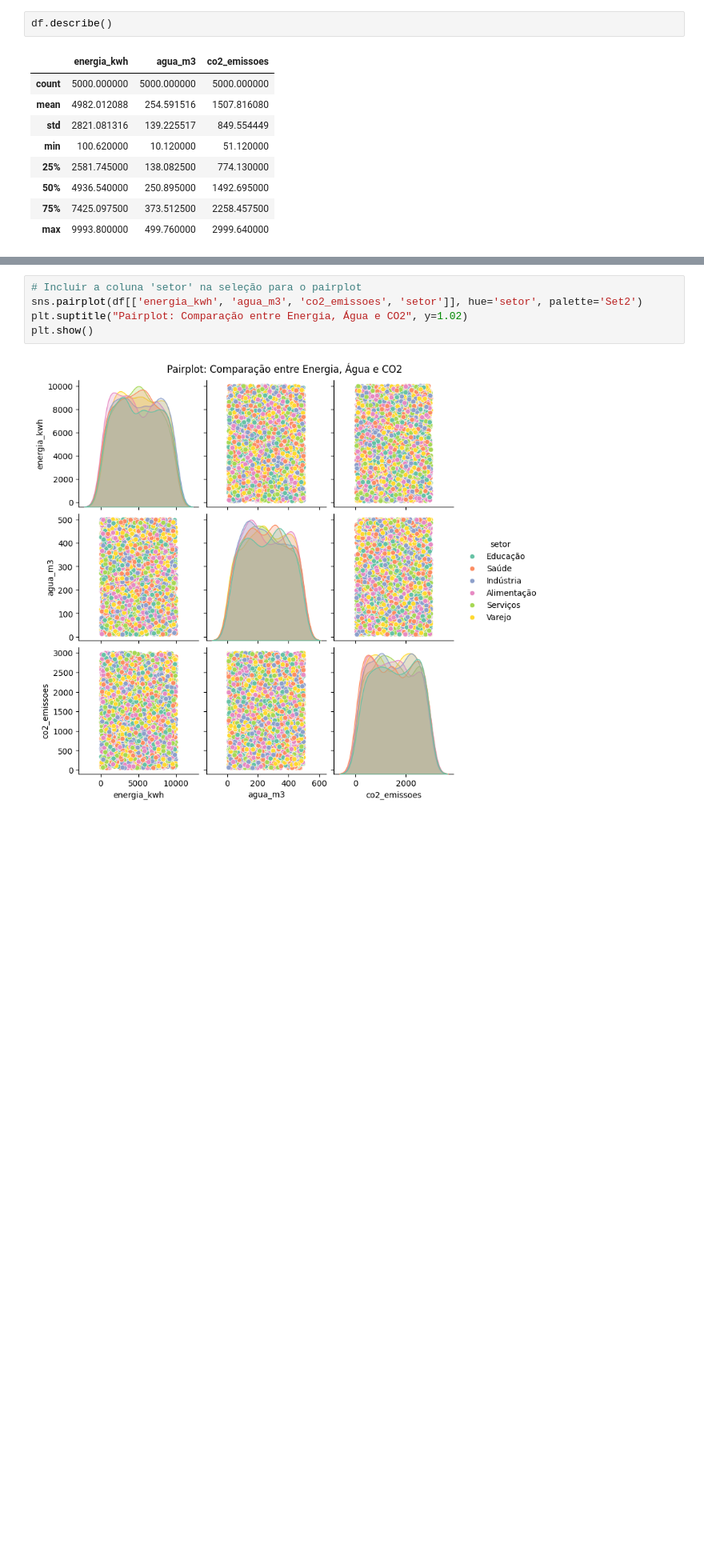
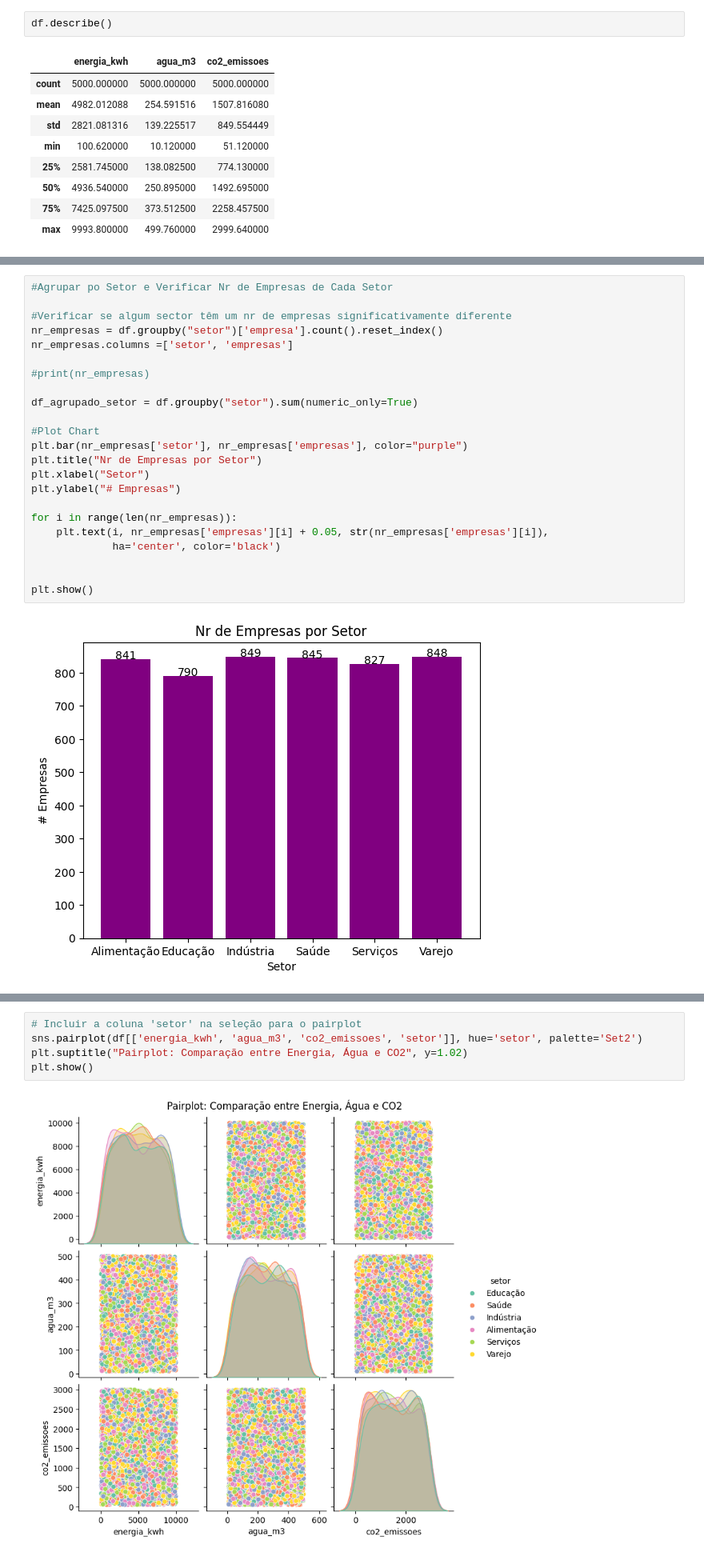
Before and after one commit to amandactavares/GreenFlow2, a Jupyter notebook: analises.ipynb, the cells around one changed output, grey strips where cells are left out. Shown at 80% size. Saved outputs shown, nothing was run; the diff lists cells and outputs as text; blank space fills up the shorter version.

```diff
--- a/analises.ipynb
+++ b/analises.ipynb
@@ -214,4 +236,29 @@ plt.tight_layout()
 plt.show()
 # %% [output]
 [figure]
+# %%
+#Agrupar po Setor e Verificar Nr de Empresas de Cada Setor
+
+#Verificar se algum sector têm um nr de empresas significativamente diferente
+nr_empresas = df.groupby("setor")['empresa'].count().reset_index()
+nr_empresas.columns =['setor', 'empresas']
+
+#print(nr_empresas)
+
+df_agrupado_setor = df.groupby("setor").sum(numeric_only=True)
+
+#Plot Chart
+plt.bar(nr_empresas['setor'], nr_empresas['empresas'], color="purple")
+plt.title("Nr de Empresas por Setor")
+plt.xlabel("Setor")
+plt.ylabel("# Empresas")
+
+for i in range(len(nr_empresas)):
+    plt.text(i, nr_empresas['empresas'][i] + 0.05, str(nr_empresas['empresas'][i]),
+             ha='center', color='black')
+
+
+plt.show()
+# %% [output]
+[figure, added]
 # %%
```
Also changed, not shown: parts of 14 cells of this notebook.
